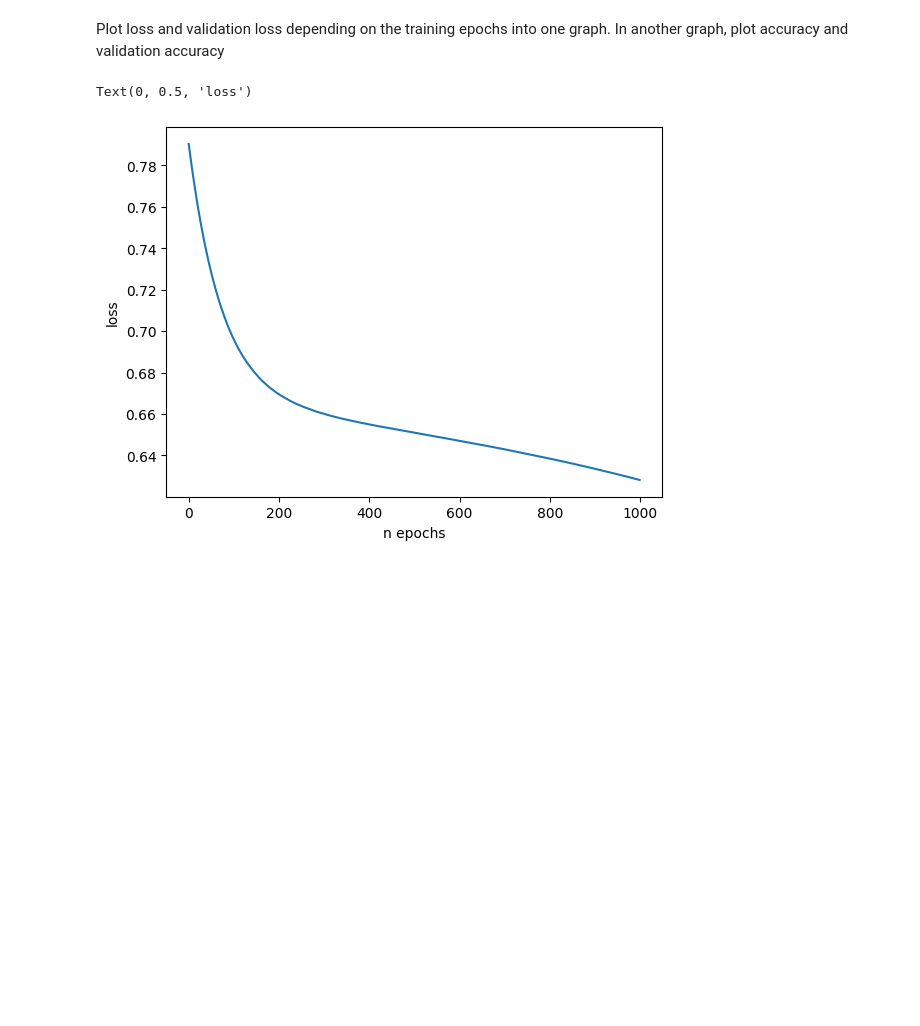
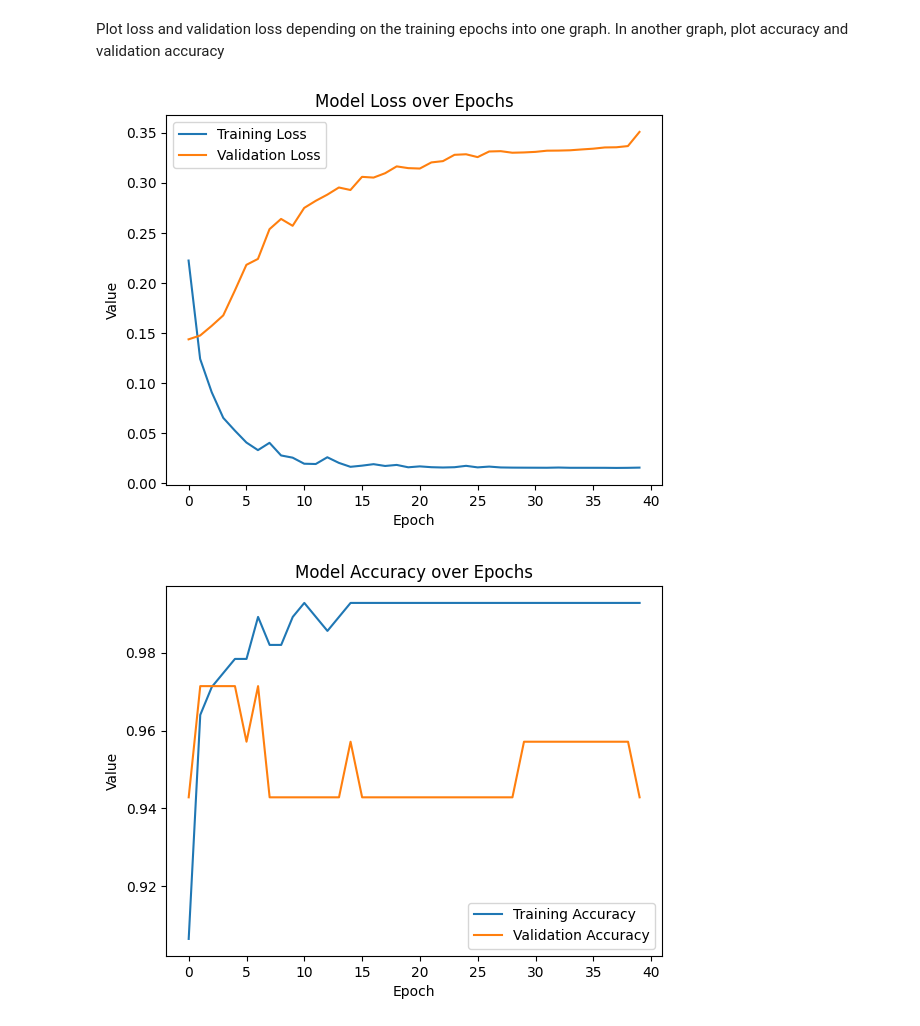
Before and after one commit to xknobm00/MPA-MLF, a Jupyter notebook: CV5.ipynb, the cells around one changed output. Cells and saved outputs as stored; diff of their text form; code cells hidden in the pictures; blank space fills up the shorter version.

```diff
--- a/CV5.ipynb
+++ b/CV5.ipynb
@@ -359,10 +381,27 @@ Accuracy: 50.57
 # %% [markdown]
 Plot loss and validation loss depending on the training epochs into one graph. In another graph, plot accuracy and validation accuracy
-# %%
-plt.figure()
-plt.plot(history.history['loss'])
-plt.xlabel('n epochs')
-plt.ylabel('loss')
-# %% [output]
-Text(0, 0.5, 'loss')
-[figure, removed]
+# %%
+import matplotlib.pyplot as plt
+
+# Plot the loss history
+fig, ax = plt.subplots()
+ax.plot(history.history['loss'], label='Training Loss')
+ax.plot(history.history['val_loss'], label='Validation Loss')
+ax.set_ylabel('Value')
+ax.set_xlabel('Epoch')
+ax.set_title('Model Loss over Epochs')
+ax.legend()
+plt.show()
+
+# Plot the accuracy history
+fig, ay = plt.subplots()
+ay.plot(history.history['accuracy'], label='Training Accuracy')
+ay.plot(history.history['val_accuracy'], label='Validation Accuracy')
+ay.set_ylabel('Value')
+ay.set_xlabel('Epoch')
+ay.set_title('Model Accuracy over Epochs')
+ay.legend()
+plt.show()
+# %% [output]
+[figure, added]
+[figure, added]
```
Also changed, not shown: parts of 3 cells of this notebook.
